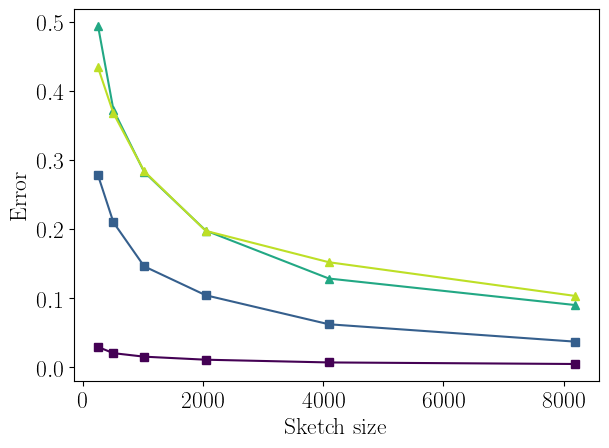
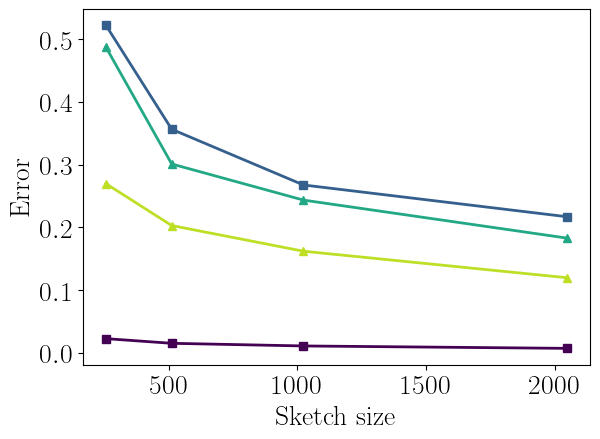
The notebook cell's code change between the first figure and the second:
--- before
+++ after
@@ -1,6 +1,13 @@
-print(test_top_k_sketches([SimpleSH, SimplePSQ12, PS, SimpleJL],
-                           [256, 512, 1024, 2048, 4096, 8192], 10, arrays, queries[:10], 1, ['SimHash', 'Priority Sampling Quantized', 'Priority Sampling', 'JL'], "Arxiv top 1", markers= ['s', 's', '^', '^']))
-print(test_top_k_sketches([SimpleSH, SimplePSQ12, PS, SimpleJL],
-                           [256, 512, 1024, 2048, 4096, 8192], 10, arrays, queries[:10], 10, ['SimHash', 'Priority Sampling Quantized', 'Priority Sampling', 'JL'], "Arxiv top 10", markers= ['s', 's', '^', '^']))
-print(test_top_k_sketches([SimpleSH, SimplePSQ12, PS, SimpleJL],
-                           [256, 512, 1024, 2048, 4096, 8192], 10, arrays, queries[:10], 100, ['SimHash', 'Priority Sampling Quantized', 'Priority Sampling', 'JL'], "Arxiv top 100", markers= ['s', 's', '^', '^']))
+import matplotlib.pyplot as plt
+import numpy as np
+
+colors_wrong_order = plt.cm.viridis(np.linspace(0, 0.9, 4))
+colors = [colors_wrong_order[1], colors_wrong_order[0], colors_wrong_order[2], colors_wrong_order[3]]
+
+
+print(test_top_k_sketches([SimpleJL, SimpleSH, PS, SimplePSQ12],
+                           [256, 512, 1024, 2048], 10, arrays, queries[:10], 1, ['Johnson–Lindenstrauss', 'SimHash', 'Priority Sampling', 'Priority Sampling Quantized'], "Arxiv top 1", markers= ['s', 's', '^', '^'], colors=colors))
+print(test_top_k_sketches([SimpleJL, SimpleSH, PS, SimplePSQ12],
+                           [256, 512, 1024, 2048], 10, arrays, queries[:10], 10, ['Johnson–Lindenstrauss', 'SimHash', 'Priority Sampling', 'Priority Sampling Quantized'], "Arxiv top 10", markers= ['s', 's', '^', '^'], colors=colors))
+print(test_top_k_sketches([SimpleJL, SimpleSH, PS, SimplePSQ12],
+                           [256, 512, 1024, 2048], 10, arrays, queries[:10], 100, ['Johnson–Lindenstrauss', 'SimHash', 'Priority Sampling', 'Priority Sampling Quantized'], "Arxiv top 100", markers= ['s', 's', '^', '^'], colors=colors))

Commit: Update notebooks